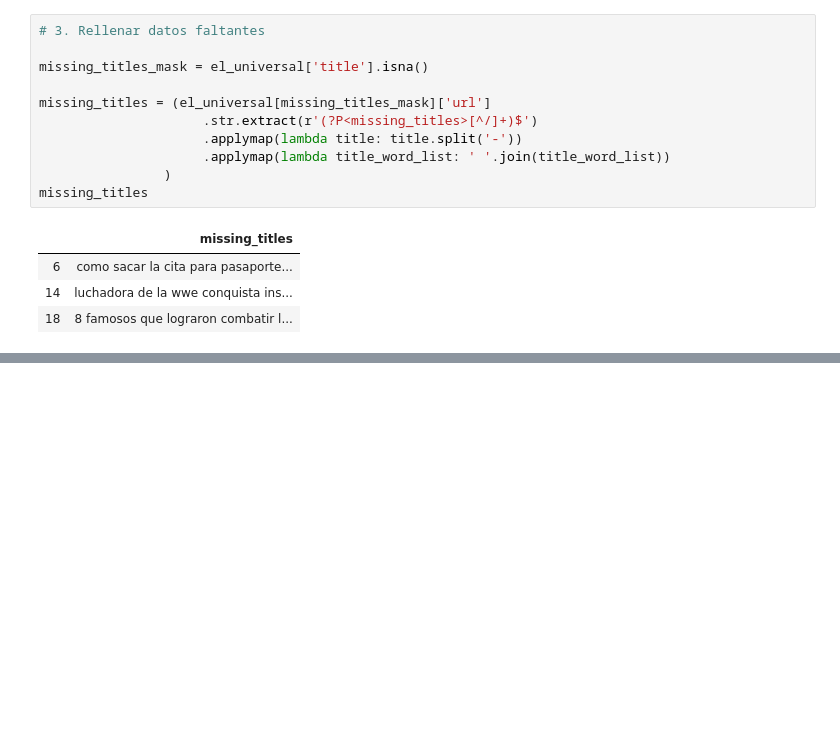
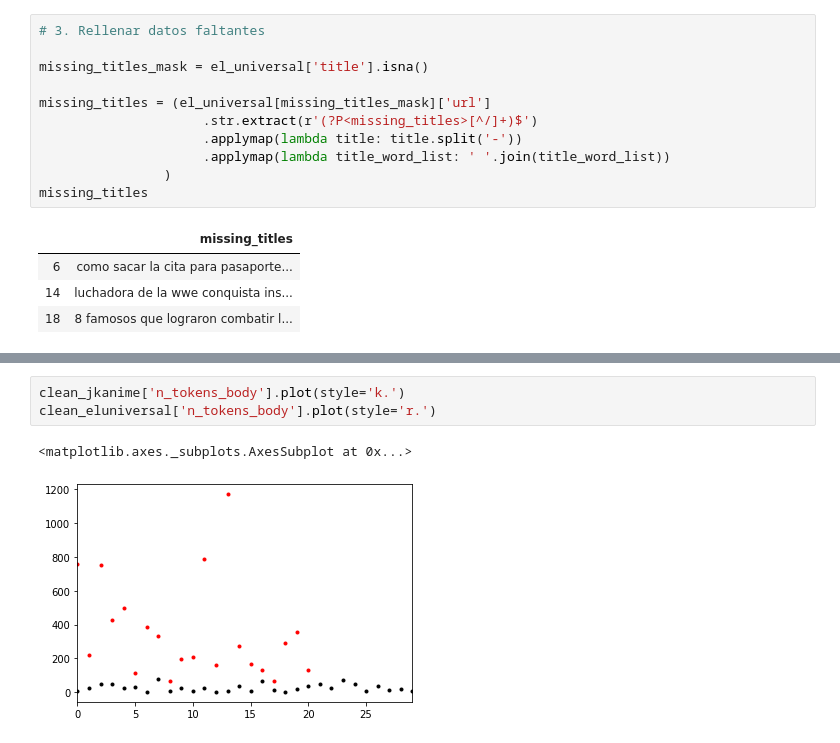
Before and after one commit to br2bb7t/sample-data, a Jupyter notebook: Sample Data.ipynb, the cells around one changed output, grey strips where cells are left out. Drawn from its saved outputs; the diff is of its cells as text; blank space fills up the shorter version.

```diff
--- a/Sample Data.ipynb
+++ b/Sample Data.ipynb
@@ -324,0 +623,6 @@ missing_titles
+# %%
+clean_jkanime['n_tokens_body'].plot(style='k.')
+clean_eluniversal['n_tokens_body'].plot(style='r.')
+# %% [output]
+<matplotlib.axes._subplots.AxesSubplot at 0x...>
+[figure, added]
```
Also changed, not shown: parts of 31 cells of this notebook, 10 other files.
